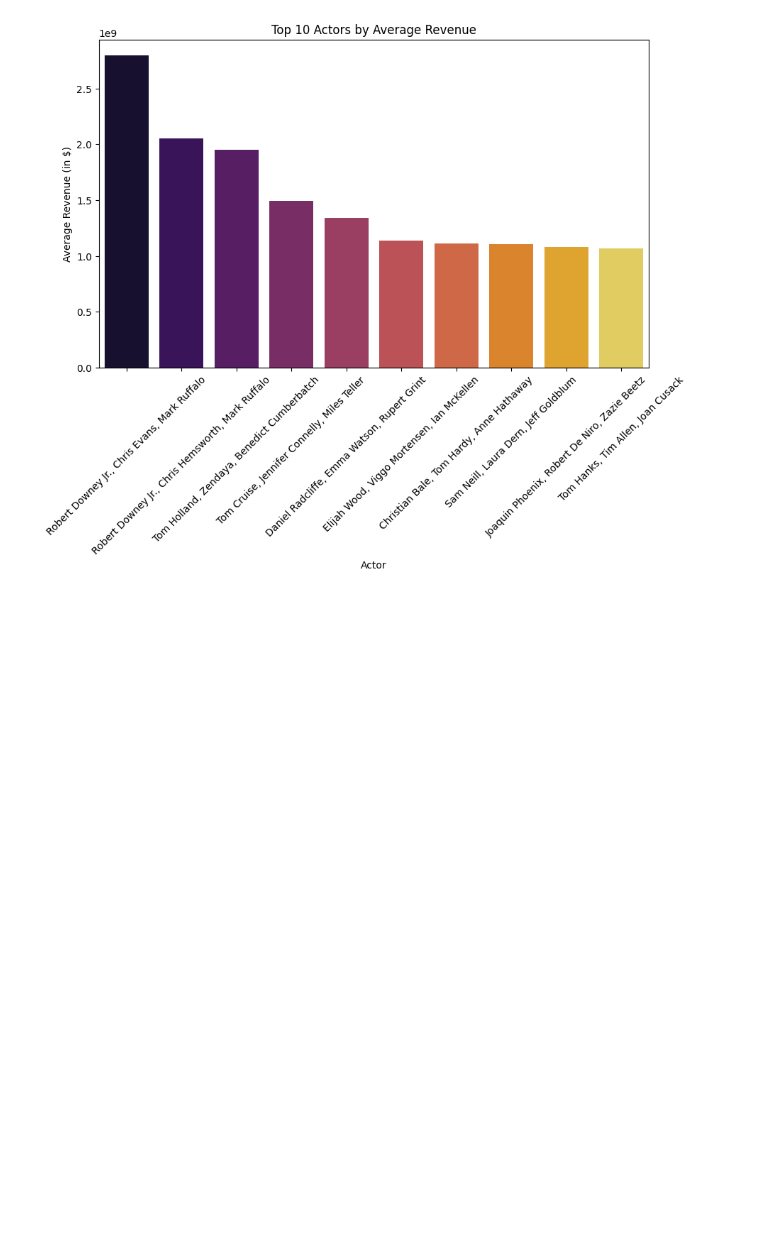
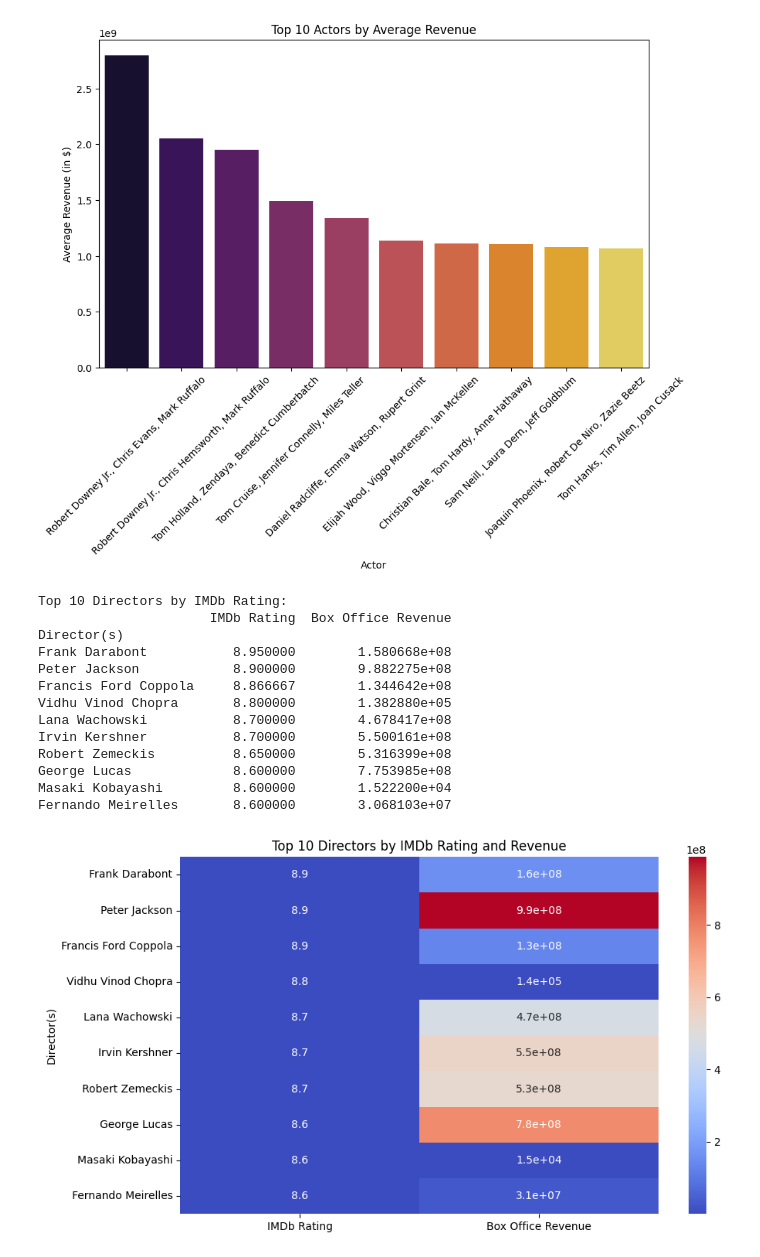
Before and after one commit to lfernando123/EDA-For-IMDbFilms, a Jupyter notebook: notebooks/eda.ipynb, the cells around one changed output. Drawn from its saved outputs; the diff is of its cells as text; code cells hidden in the pictures; blank space fills up the shorter version.

Commit message:
Add functionality to analyze and visualize trends in IMDb ratings and box office revenue

```diff
--- a/notebooks/eda.ipynb
+++ b/notebooks/eda.ipynb
@@ -499,3 +499,33 @@ Joaquin Phoenix, Robert De Niro, Zazie Beetz        1.078959e+09
 Tom Hanks, Tim Allen, Joan Cusack                   1.067316e+09
 Name: Box Office Revenue, dtype: float64
 [figure]
+# %%
+# Group by director and calculate average rating and revenue
+director_influence = df.groupby('Director(s)').agg({
+    'IMDb Rating': 'mean',
+    'Box Office Revenue': 'mean'
+}).sort_values(by='IMDb Rating', ascending=False).head(10)
+
+print("Top 10 Directors by IMDb Rating:")
+print(director_influence)
+
+# Heatmap of director influence
+plt.figure(figsize=(10, 6))
+sns.heatmap(director_influence, annot=True, cmap='coolwarm')
+plt.title("Top 10 Directors by IMDb Rating and Revenue")
+plt.show()
+# %% [output]
+Top 10 Directors by IMDb Rating:
+                      IMDb Rating  Box Office Revenue
+Director(s)
+Frank Darabont           8.950000        1.580668e+08
+Peter Jackson            8.900000        9.882275e+08
+Francis Ford Coppola     8.866667        1.344642e+08
+Vidhu Vinod Chopra       8.800000        1.382880e+05
+Lana Wachowski           8.700000        4.678417e+08
+Irvin Kershner           8.700000        5.500161e+08
+Robert Zemeckis          8.650000        5.316399e+08
+George Lucas             8.600000        7.753985e+08
+Masaki Kobayashi         8.600000        1.522200e+04
+Fernando Meirelles       8.600000        3.068103e+07
+[figure, added]
```
Also changed, not shown: parts of 5 cells of this notebook.
